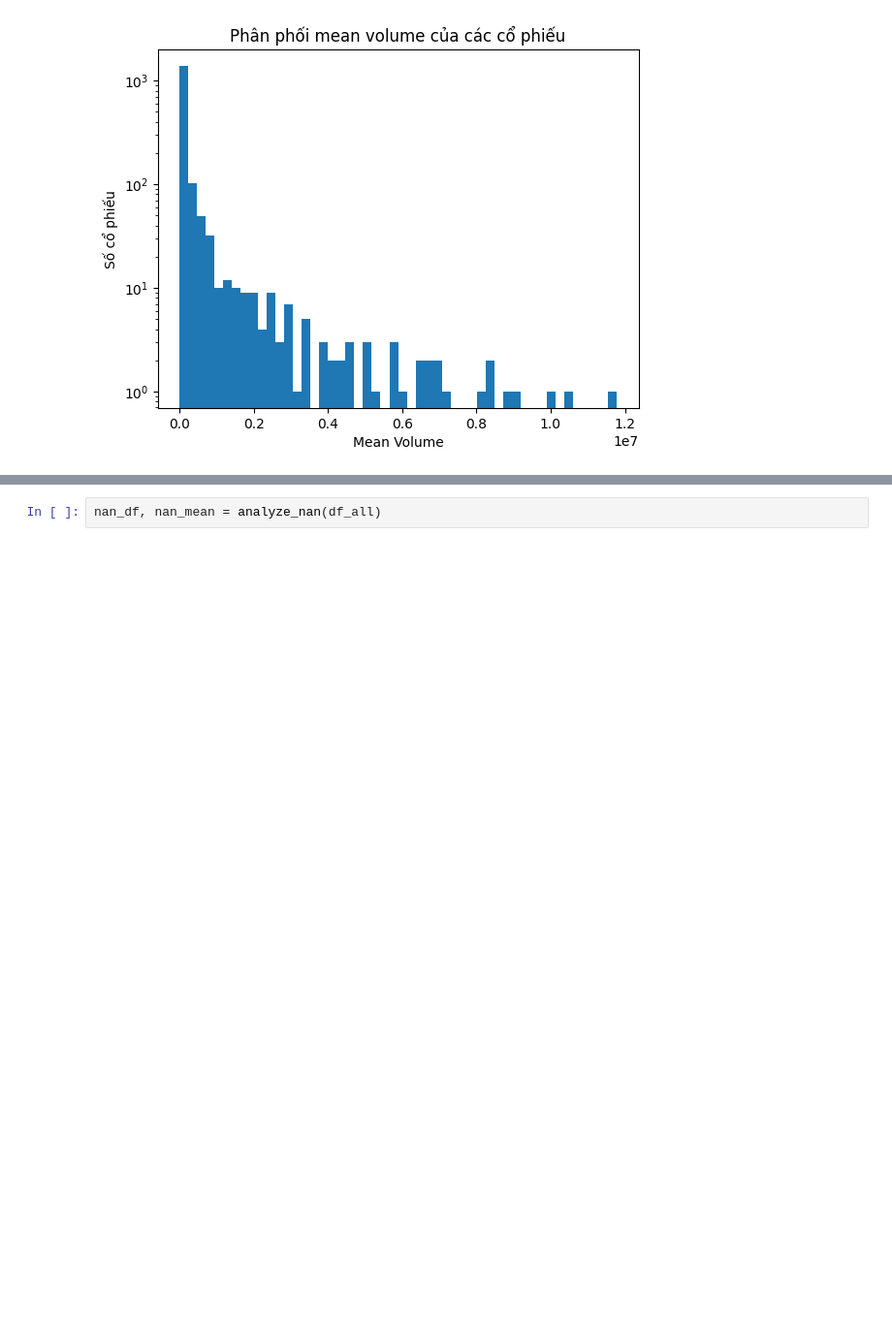
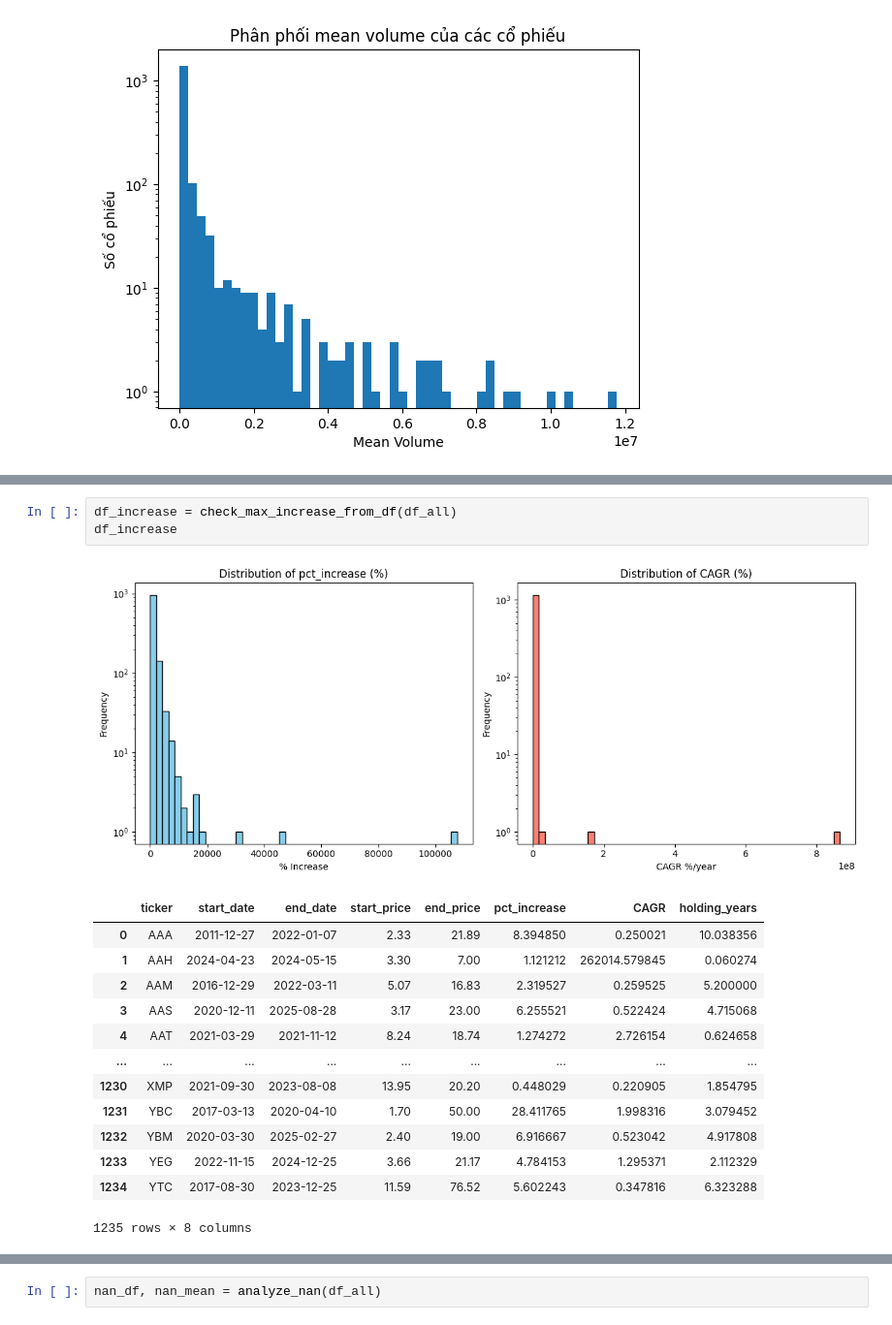
Before and after one commit to lengoctuong/TF-Algo-Trading, a Jupyter notebook: test.ipynb, the cells around one changed output, grey strips where cells are left out. Shown at 97% size. Drawn from its saved outputs; the diff is of its cells as text; blank space fills up the shorter version.

```diff
--- a/test.ipynb
+++ b/test.ipynb
@@ -595,0 +851,18 @@ Số cổ phiếu có giá mới nhất <= 10: 657
+# %%
+df_increase = check_max_increase_from_df(df_all)
+df_increase
+# %% [output]
+[figure, added]
+|  | ticker | start_date | end_date | start_price | end_price | pct_increase | CAGR | holding_years |
+| 0 | AAA | 2011-12-27 | 2022-01-07 | 2.33 | 21.89 | 8.394850 | 0.250021 | 10.038356 |
+| 1 | AAH | 2024-04-23 | 2024-05-15 | 3.30 | 7.00 | 1.121212 | 262014.579845 | 0.060274 |
+| 2 | AAM | 2016-12-29 | 2022-03-11 | 5.07 | 16.83 | 2.319527 | 0.259525 | 5.200000 |
+| 3 | AAS | 2020-12-11 | 2025-08-28 | 3.17 | 23.00 | 6.255521 | 0.522424 | 4.715068 |
+| 4 | AAT | 2021-03-29 | 2021-11-12 | 8.24 | 18.74 | 1.274272 | 2.726154 | 0.624658 |
+| ... | ... | ... | ... | ... | ... | ... | ... | ... |
+| 1230 | XMP | 2021-09-30 | 2023-08-08 | 13.95 | 20.20 | 0.448029 | 0.220905 | 1.854795 |
+| 1231 | YBC | 2017-03-13 | 2020-04-10 | 1.70 | 50.00 | 28.411765 | 1.998316 | 3.079452 |
+| 1232 | YBM | 2020-03-30 | 2025-02-27 | 2.40 | 19.00 | 6.916667 | 0.523042 | 4.917808 |
+| 1233 | YEG | 2022-11-15 | 2024-12-25 | 3.66 | 21.17 | 4.784153 | 1.295371 | 2.112329 |
+| 1234 | YTC | 2017-08-30 | 2023-12-25 | 11.59 | 76.52 | 5.602243 | 0.347816 | 6.323288 |
+1235 rows × 8 columns
```
Also changed, not shown: parts of 28 cells of this notebook, 5 other files.
